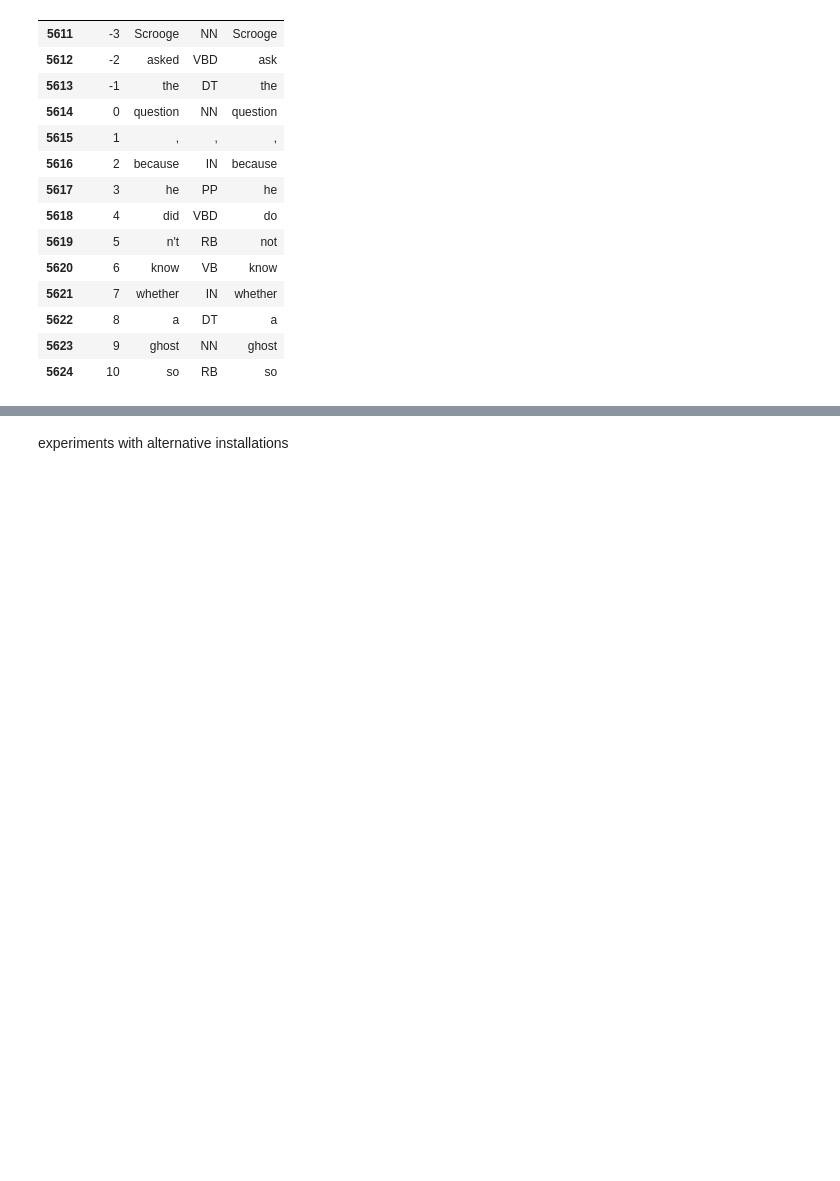
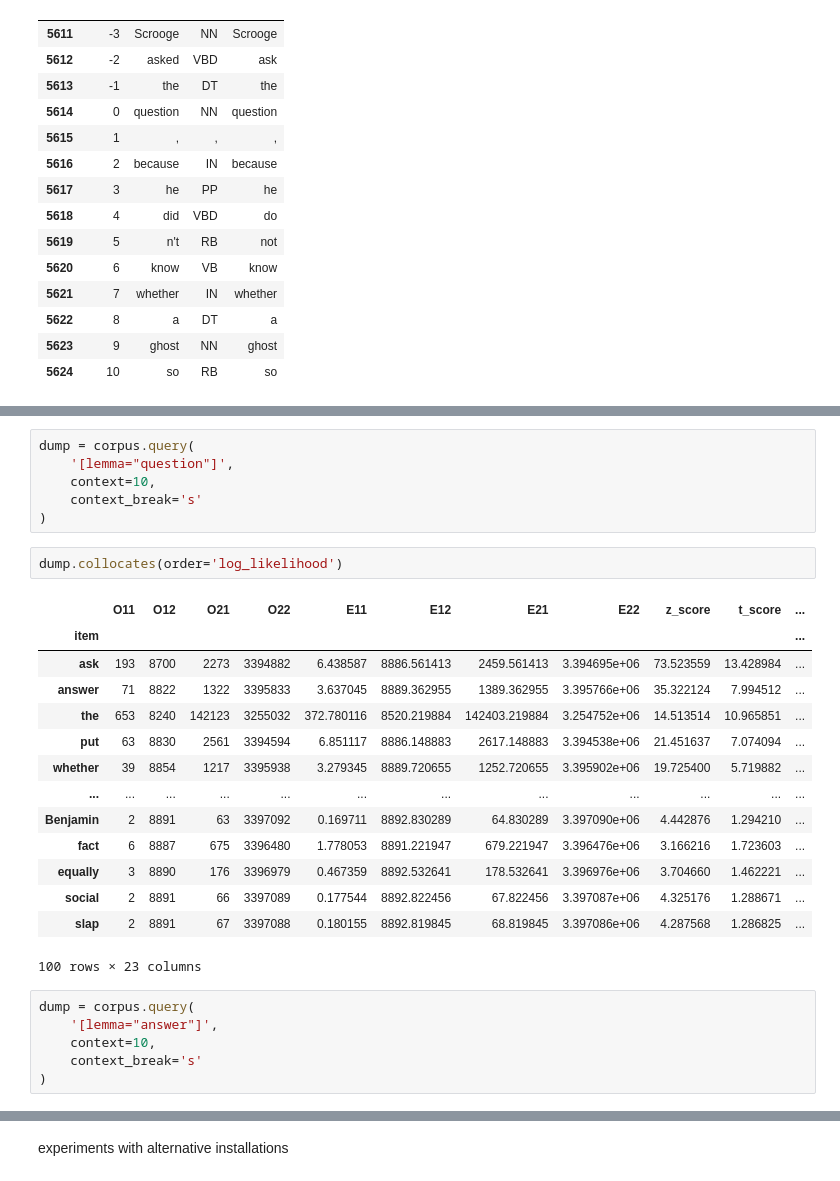
Before and after one commit to bogdanbabych/experiments_NLTK, a Jupyter notebook: cwb2021experimentsV04.ipynb, the cells around one changed output, grey strips where cells are left out. Cells and saved outputs as stored; diff of their text form; blank space fills up the shorter version.

```diff
--- a/cwb2021experimentsV04.ipynb
+++ b/cwb2021experimentsV04.ipynb
@@ -383,0 +509,29 @@ lines.iloc[0]['dataframe']
+# %%
+dump = corpus.query(
+    '[lemma="question"]',
+    context=10,
+    context_break='s'
+)
+# %%
+dump.collocates(order='log_likelihood')
+# %% [output]
+|  | O11 | O12 | O21 | O22 | E11 | E12 | E21 | E22 | z_score | t_score | ... |
+| item |  |  |  |  |  |  |  |  |  |  | ... |
+| ask | 193 | 8700 | 2273 | 3394882 | 6.438587 | 8886.561413 | 2459.561413 | 3.394695e+06 | 73.523559 | 13.428984 | ... |
+| answer | 71 | 8822 | 1322 | 3395833 | 3.637045 | 8889.362955 | 1389.362955 | 3.395766e+06 | 35.322124 | 7.994512 | ... |
+| the | 653 | 8240 | 142123 | 3255032 | 372.780116 | 8520.219884 | 142403.219884 | 3.254752e+06 | 14.513514 | 10.965851 | ... |
+| put | 63 | 8830 | 2561 | 3394594 | 6.851117 | 8886.148883 | 2617.148883 | 3.394538e+06 | 21.451637 | 7.074094 | ... |
+| whether | 39 | 8854 | 1217 | 3395938 | 3.279345 | 8889.720655 | 1252.720655 | 3.395902e+06 | 19.725400 | 5.719882 | ... |
+| ... | ... | ... | ... | ... | ... | ... | ... | ... | ... | ... | ... |
+| Benjamin | 2 | 8891 | 63 | 3397092 | 0.169711 | 8892.830289 | 64.830289 | 3.397090e+06 | 4.442876 | 1.294210 | ... |
+| fact | 6 | 8887 | 675 | 3396480 | 1.778053 | 8891.221947 | 679.221947 | 3.396476e+06 | 3.166216 | 1.723603 | ... |
+| equally | 3 | 8890 | 176 | 3396979 | 0.467359 | 8892.532641 | 178.532641 | 3.396976e+06 | 3.704660 | 1.462221 | ... |
+| social | 2 | 8891 | 66 | 3397089 | 0.177544 | 8892.822456 | 67.822456 | 3.397087e+06 | 4.325176 | 1.288671 | ... |
+| slap | 2 | 8891 | 67 | 3397088 | 0.180155 | 8892.819845 | 68.819845 | 3.397086e+06 | 4.287568 | 1.286825 | ... |
+100 rows × 23 columns
+# %%
+dump = corpus.query(
+    '[lemma="answer"]',
+    context=10,
+    context_break='s'
+)
```
Also changed, not shown: parts of 16 cells of this notebook.
